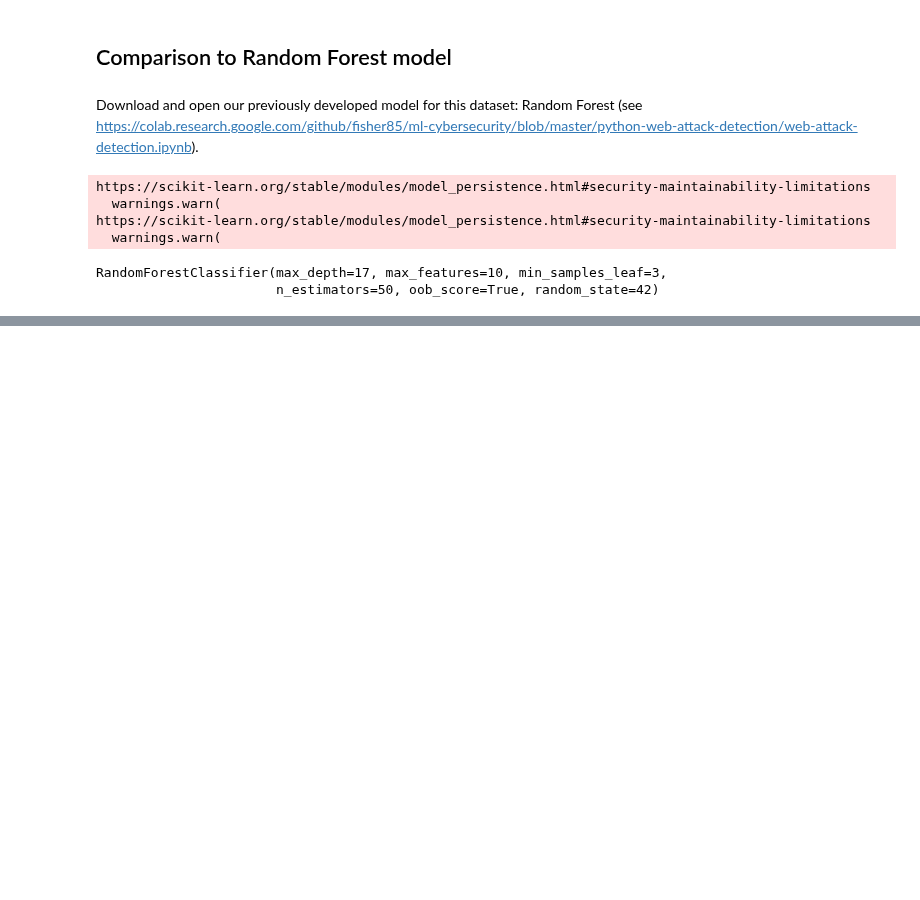
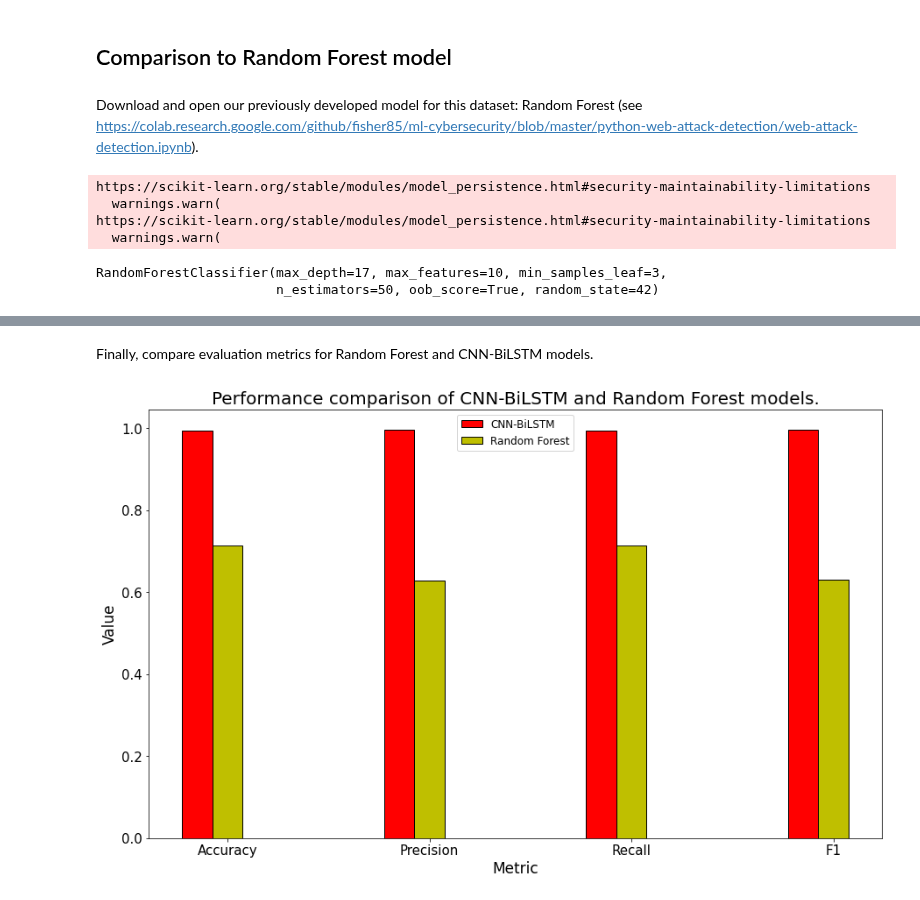
Before and after one commit to fisher85/ml-cybersecurity, a Jupyter notebook: python-web-attack-detection/web-attack-detection-using-CNN-BiLSTM.ipynb, the cells around one changed output, grey strips where cells are left out. Drawn from its saved outputs; the diff is of its cells as text; code cells hidden in the pictures; blank space fills up the shorter version.

Commit message:
Fix neural net. Add comparison to Random Forest.

```diff
--- a/python-web-attack-detection/web-attack-detection-using-CNN-BiLSTM.ipynb
+++ b/python-web-attack-detection/web-attack-detection-using-CNN-BiLSTM.ipynb
@@ -413,0 +416,7 @@ RandomForestClassifier(max_depth=17, max_features=10, min_samples_leaf=3,
+# %%
+columns = ['Average Packet Size', 'Flow Bytes/s', 'Max Packet Length', 'Fwd IAT Min',
+           'Fwd Packet Length Mean', 'Total Length of Fwd Packets', 'Flow IAT Mean',
+           'Fwd IAT Std', 'Fwd Packet Length Max', 'Fwd Header Length']
+X_test = X.iloc[test_index]
+X_test = X_test[columns]
+X_test
@@ -413,0 +439,13 @@ RandomForestClassifier(max_depth=17, max_features=10, min_samples_leaf=3,
+# %%
+def encode_label(x):
+    if x == 'BENIGN':
+        return 0
+    elif 'Brute Force' in x:
+        return 1
+    elif 'Sql Injection' in x:
+        return 2
+    else:
+        return 3
+
+y_test = y_test.apply(encode_label).values
+y_test
@@ -413,0 +488,33 @@ RandomForestClassifier(max_depth=17, max_features=10, min_samples_leaf=3,
+# %% [markdown]
+Finally, compare evaluation metrics for Random Forest and CNN-BiLSTM models.
+# %%
+# Visualizing the data with multiple bar chart.
+plt.figure(figsize=[15, 9])
+
+comparison_frame = pd.DataFrame(
+    {'CNN-BiLSTM': [accuracy, precision, recall, f1],
+        'Random Forest': [accuracy_rfc, precision_rfc, recall_rfc, f1_rfc]},
+    index=['Accuracy', 'Precision', 'Recall', 'F1'])
+
+# Set the width of the bars.
+wd = 0.3
+x_pos = np.arange(1, 2*len(comparison_frame), 2)
+
+# Plotting the multiple bar graphs on the same figure.
+plt.bar(x_pos, comparison_frame['CNN-BiLSTM'], color='r', width=wd, edgecolor='k',
+        label='CNN-BiLSTM')
+plt.bar(x_pos+wd, comparison_frame['Random Forest'], color='y', width=wd, edgecolor='k',
+        label='Random Forest')
+
+# Add ticks, title, legend.
+plt.xticks(x_pos+wd, comparison_frame.index.values, fontsize=15)
+plt.yticks(fontsize=15)
+plt.xlabel('Metric', fontsize=17)
+plt.ylabel('Value', fontsize=17)
+plt.title(
+    "Performance comparison of CNN-BiLSTM and Random Forest models.", fontsize=20)
+plt.legend(loc='upper center', fontsize=12)
+
+plt.show()
+# %% [output]
+[figure, added]
```
Also changed, not shown: parts of 13 cells of this notebook.
